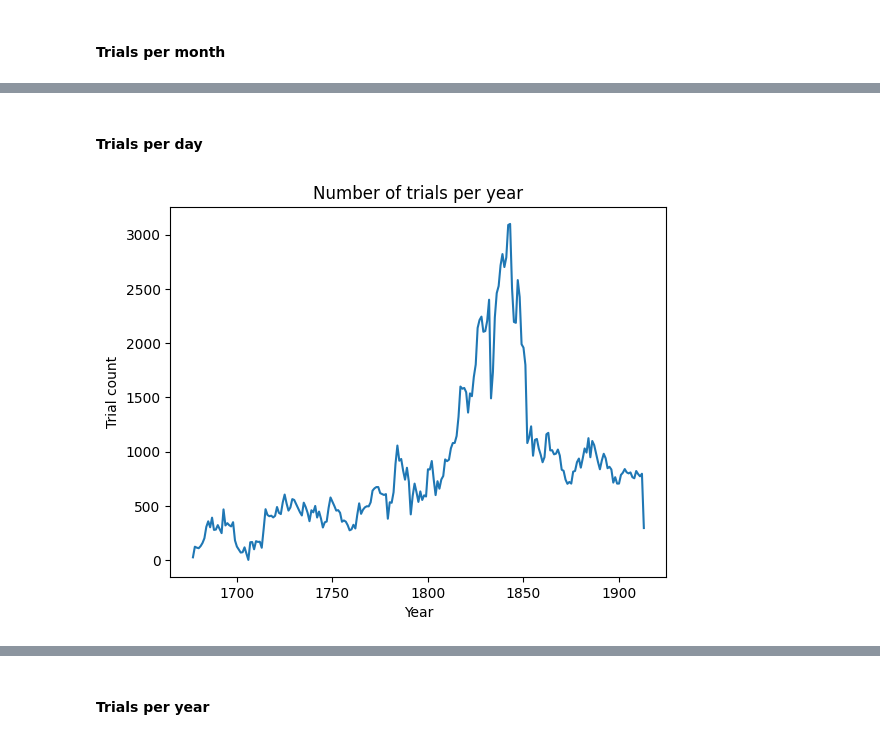
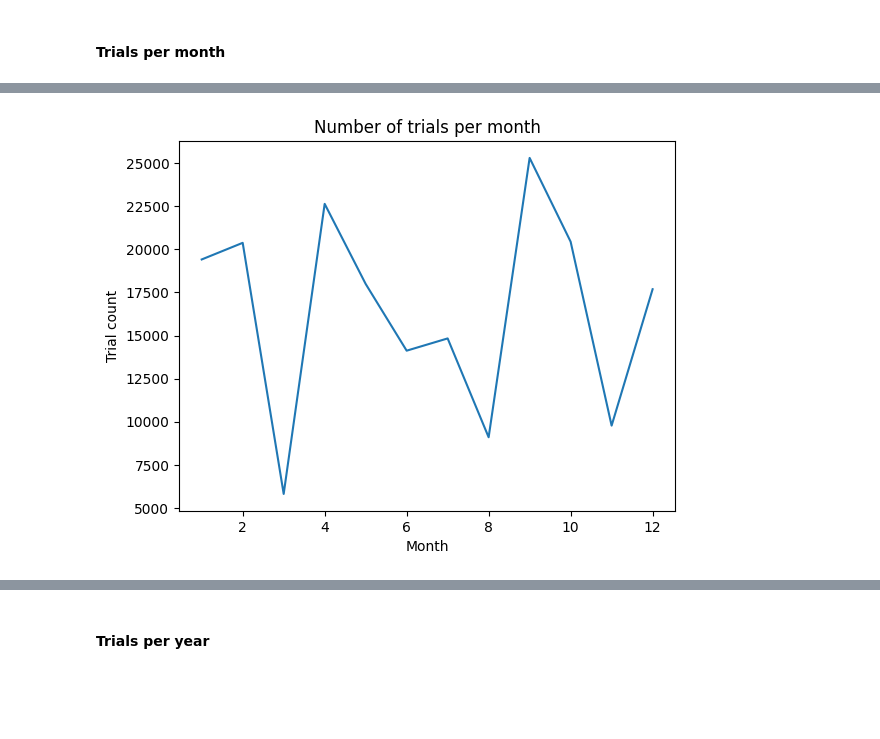
Before and after one commit to isabelabuzzo/Old-Bailey-Trails-Analysis, a Jupyter notebook: 1_Intro.ipynb, the cells around one changed output, grey strips where cells are left out. Drawn from its saved outputs; the diff is of its cells as text; code cells hidden in the pictures; blank space fills up the shorter version.

```diff
--- a/1_Intro.ipynb
+++ b/1_Intro.ipynb
@@ -11,0 +50,3 @@
+# %%
+df = pd.read_json('cleaned_data.json', lines=True)
+df['trial_date'] = pd.to_datetime(df['trial_date'], unit='ms')
@@ -29 +84,3 @@ df_wnan_timestamp = df_wnan.copy()
+# %%
+df_timestamp = df.copy()
 # %% [markdown]
@@ -31,7 +88,6 @@ Creating new columns
 # %%
-# Extracting day, month and year values from date (float) and converting to int
-df_wnan_timestamp['trial_month'] = df_wnan_timestamp['trial_date'].dt.month.convert_dtypes(convert_integer=True)
+df_timestamp['trial_month'] = df_timestamp['trial_date'].dt.month.convert_dtypes(convert_integer=True)
 
-df_wnan_timestamp['trial_year'] = df_wnan_timestamp['trial_date'].dt.year.convert_dtypes(convert_integer=True)
+df_timestamp['trial_year'] = df_timestamp['trial_date'].dt.year.convert_dtypes(convert_integer=True)
 
-df_wnan_timestamp['trial_day'] = df_wnan_timestamp['trial_date'].dt.day.convert_dtypes(convert_integer=True)
+df_timestamp['trial_day'] = df_timestamp['trial_date'].dt.day.convert_dtypes(convert_integer=True)
@@ -77,11 +145,9 @@ dtype: Int64
-# %% [markdown]
-#### Trials per day
 # %%
-value_counts_year = df_wnan_timestamp['trial_year'].value_counts().sort_index()
-plt.plot(value_counts_year.index, value_counts_year.values)
-plt.xlabel('Year')
+trials_per_month = df_timestamp['trial_month'].value_counts().sort_index()
+plt.plot(trials_per_month.index, trials_per_month.values)
+plt.xlabel('Month')
 plt.ylabel('Trial count')
-plt.title('Number of trials per year')
+plt.title('Number of trials per month')
 plt.show()
 # %% [output]
-[figure, old version]
+[figure, new version]
```
Also changed, not shown: parts of 73 cells of this notebook, 1 other file.
